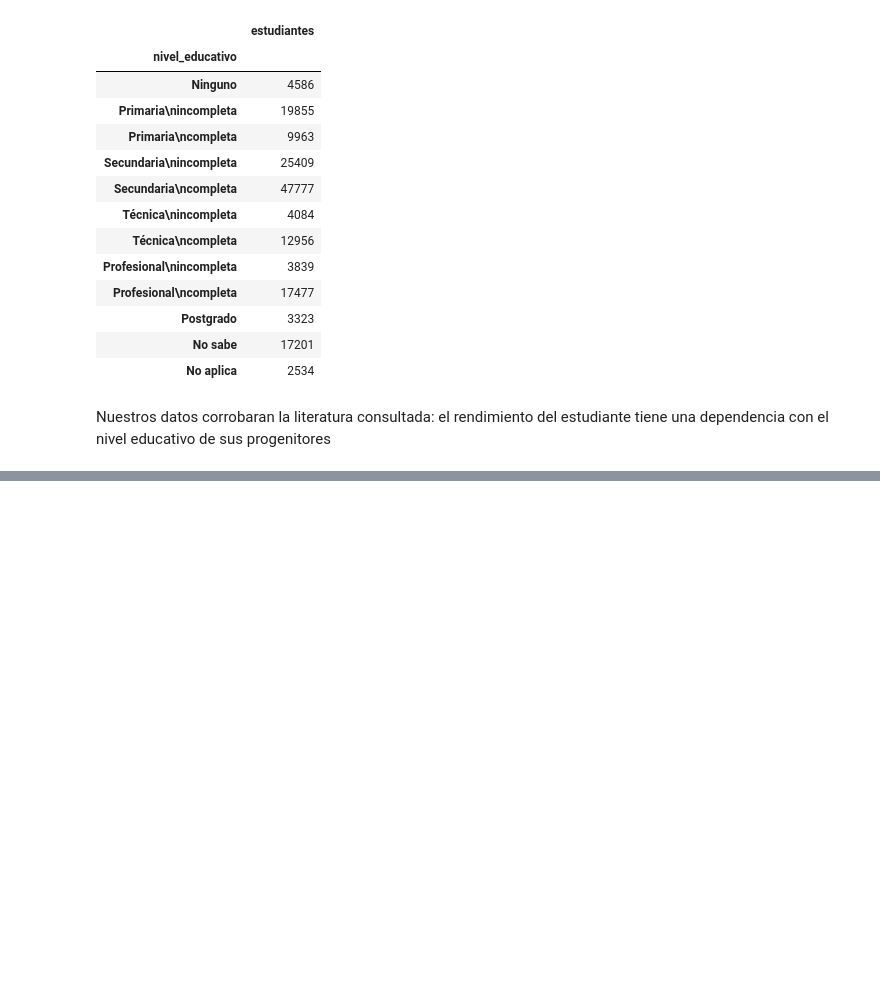
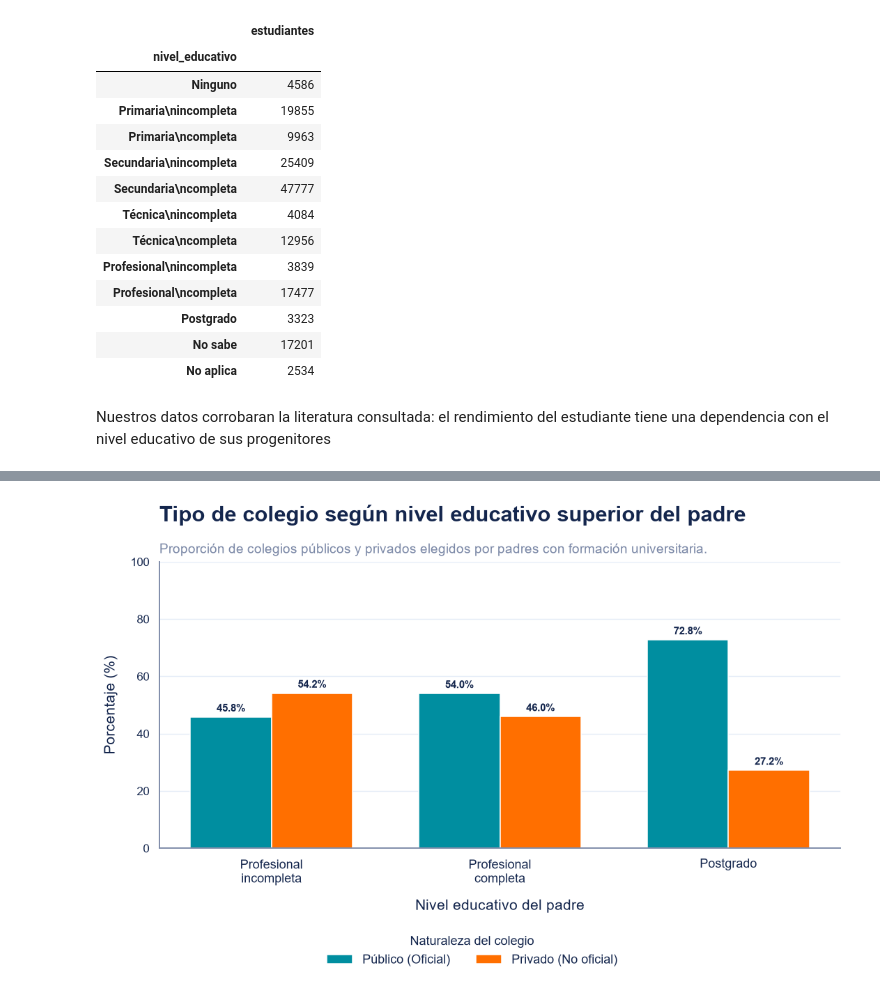
Before and after one commit to valedeveloper/ml_saber11, a Jupyter notebook: src/eda/Saber11_eda.ipynb, the cells around one changed output, grey strips where cells are left out. Drawn from its saved outputs; the diff is of its cells as text; code cells hidden in the pictures; blank space fills up the shorter version.

```diff
--- a/src/eda/Saber11_eda.ipynb
+++ b/src/eda/Saber11_eda.ipynb
@@ -1632,0 +1688,79 @@ Nuestros datos corrobaran la literatura consultada: el rendimiento del estudiant
+# %%
+
+# 1. Preparar los datos (usando la variable del padre o de la madre, por ejemplo, el padre)
+variable_progenitor = "fami_educacionpadre" # Puedes cambiar a "fami_educacionmadre"
+
+# Tabla cruzada de porcentajes para los niveles universitarios
+niveles_universitarios = [
+    "educacionprofesionalincompleta",
+    "educacionprofesionalcompleta",
+    "postgrado"
+]
+
+# Etiquetas limpias para el eje X
+etiquetas_univ_map = {
+    "educacionprofesionalincompleta": "Profesional\nincompleta",
+    "educacionprofesionalcompleta": "Profesional\ncompleta",
+    "postgrado": "Postgrado"
+}
+
+# Calcular la tabla cruzada normalizada por filas (%)
+tabla_colegios = pd.crosstab(
+    df[variable_progenitor],
+    df["cole_naturaleza"],
+    normalize="index"
+) * 100
+
+# Filtrar y reindexar solo los niveles universitarios
+df_plot = tabla_colegios.reindex(niveles_universitarios)
+x = np.arange(len(niveles_universitarios))
+width = 0.355  # Ancho de las barras
+
+# 2. Configuración de la figura
+fig, ax = plt.subplots(figsize=(10, 6.5))
+
+# Definir las columnas de colegios (usualmente 'OFICIAL' y 'NO OFICIAL')
+# Si tus categorías tienen otros nombres exactos en la base, ajústalos aquí:
+col_publico = "OFICIAL" if "OFICIAL" in df_plot.columns else df_plot.columns[0]
+col_privado = "NO OFICIAL" if "NO OFICIAL" in df_plot.columns else df_plot.columns[1]
+
+# Dibujar las barras para público y privado usando tu paleta
+rects1 = ax.bar(x - width/2, df_plot[col_publico], width, label="Público (Oficial)", color=PALETA_A[2])
+rects2 = ax.bar(x + width/2, df_plot[col_privado], width, label="Privado (No oficial)", color=PALETA_A[0])
+
+# 3. Personalización del gráfico al estilo de tu script
+ax.set_xticks(x)
+ax.set_xticklabels([etiquetas_univ_map[n] for n in niveles_universitarios], fontsize=12)
+ax.set_ylabel("Porcentaje (%)", fontsize=14, labelpad=12)
+ax.set_xlabel("Nivel educativo del padre", fontsize=14, labelpad=12)
+ax.set_ylim(0, 100) # Como es porcentaje, va de 0 a 100%
+ax.grid(axis="x", visible=False)
+
+# Título y subtítulo personalizados
+titulo_a(ax, "Tipo de colegio según nivel educativo superior del padre",
+         "Proporción de colegios públicos y privados elegidos por padres con formación universitaria.")
+
+# Añadir etiquetas de porcentaje encima de las barras para mayor legibilidad
+def autolabel(rects):
+    for rect in rects:
+        height = rect.get_height()
+        ax.annotate(f"{height:.1f}%",
+                    xy=(rect.get_x() + rect.get_width() / 2, height),
+                    xytext=(0, 3),  # 3 puntos de desplazamiento vertical
+                    textcoords="offset points",
+                    ha='center', va='bottom', fontsize=10, fontweight='bold', color=TXT_A)
+
+autolabel(rects1)
+autolabel(rects2)
+
+# Leyenda y pie de página
+fig.legend(*ax.get_legend_handles_labels(), loc="lower center", bbox_to_anchor=(0.5, 0.02),
+           ncol=2, frameon=False, fontsize=12, title="Naturaleza del colegio", title_fontsize=12)
+
+#fig.text(0.01, 0.01, fuente, fontsize=9, color=GRS_A)
+fig.tight_layout(rect=[0, 0.12, 1, 1])
+
+# plt.savefig("fig_colegio_padres_universitarios.png", dpi=300, bbox_inches="tight")
+plt.show()
+# %% [output]
+[figure, added]
```
Also changed, not shown: parts of 10 cells of this notebook, 1 other file.
